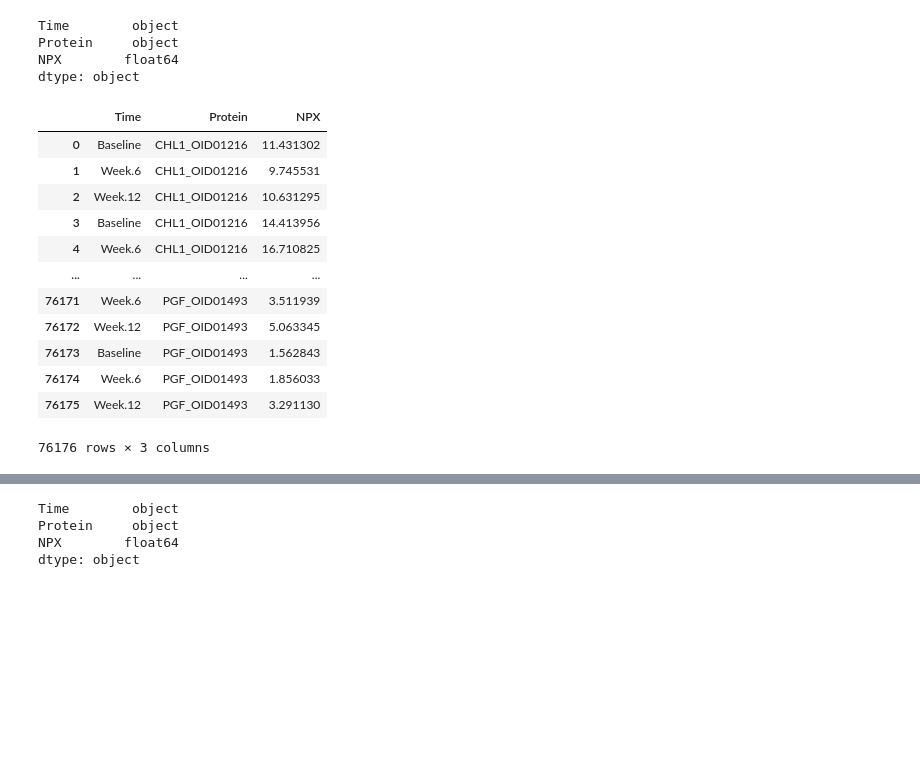
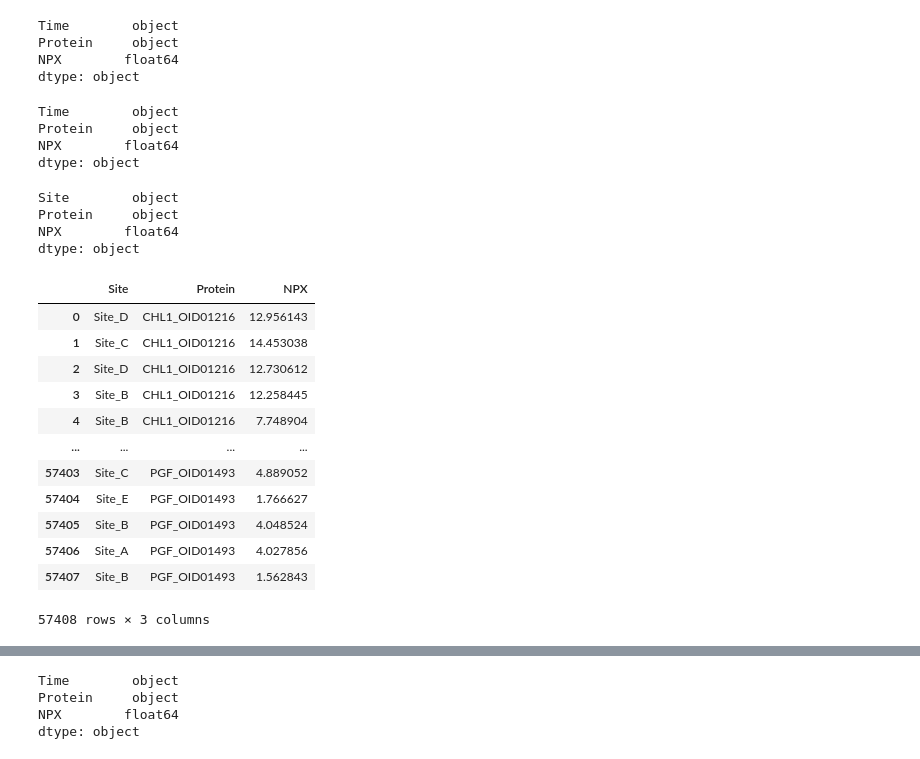
Before and after one commit to chrisbock76/Final_Project, a Jupyter notebook: NewANOVAxProtein.ipynb, the cells around one changed output, grey strips where cells are left out. Cells and saved outputs as stored; diff of their text form; code cells hidden in the pictures; blank space fills up the shorter version.

```diff
--- a/NewANOVAxProtein.ipynb
+++ b/NewANOVAxProtein.ipynb
@@ -65,20 +70,46 @@ Time        object
 Protein     object
 NPX        float64
 dtype: object
-# %%
-Responder_melt
-# %% [output]
-|  | Time | Protein | NPX |
-| 0 | Baseline | CHL1_OID01216 | 11.431302 |
-| 1 | Week.6 | CHL1_OID01216 | 9.745531 |
-| 2 | Week.12 | CHL1_OID01216 | 10.631295 |
-| 3 | Baseline | CHL1_OID01216 | 14.413956 |
-| 4 | Week.6 | CHL1_OID01216 | 16.710825 |
-| ... | ... | ... | ... |
-| 76171 | Week.6 | PGF_OID01493 | 3.511939 |
-| 76172 | Week.12 | PGF_OID01493 | 5.063345 |
-| 76173 | Baseline | PGF_OID01493 | 1.562843 |
-| 76174 | Week.6 | PGF_OID01493 | 1.856033 |
-| 76175 | Week.12 | PGF_OID01493 | 3.291130 |
-76176 rows × 3 columns
+# %%
+# reshape the df_NR dataframe suitable (stacked format) for statsmodels package
+NR_melt = pd.melt(df_NR, id_vars=['Time'], value_vars=protein_list)
+# replace column names
+NR_melt.columns = ['Time', 'Protein', 'NPX']
+NR_melt.dropna(inplace=True)
+NR_melt['NPX'] = NR_melt['NPX'].apply(pd.to_numeric)
+NR_melt.dtypes
+# %% [output]
+Time        object
+Protein     object
+NPX        float64
+dtype: object
+# %%
+# reshape the df_Site dataframe suitable (stacked format) for statsmodels package
+Site_melt = pd.melt(df_Site, id_vars=['Site'], value_vars=protein_list)
+# replace column names
+Site_melt.columns = ['Site', 'Protein', 'NPX']
+Site_melt.dropna(inplace=True)
+Site_melt['NPX'] = Site_melt['NPX'].apply(pd.to_numeric)
+Site_melt.dtypes
+# %% [output]
+Site        object
+Protein     object
+NPX        float64
+dtype: object
+# %%
+Site_melt
+# %% [output]
+|  | Site | Protein | NPX |
+| 0 | Site_D | CHL1_OID01216 | 12.956143 |
+| 1 | Site_C | CHL1_OID01216 | 14.453038 |
+| 2 | Site_D | CHL1_OID01216 | 12.730612 |
+| 3 | Site_B | CHL1_OID01216 | 12.258445 |
+| 4 | Site_B | CHL1_OID01216 | 7.748904 |
+| ... | ... | ... | ... |
+| 57403 | Site_C | PGF_OID01493 | 4.889052 |
+| 57404 | Site_E | PGF_OID01493 | 1.766627 |
+| 57405 | Site_B | PGF_OID01493 | 4.048524 |
+| 57406 | Site_A | PGF_OID01493 | 4.027856 |
+| 57407 | Site_B | PGF_OID01493 | 1.562843 |
+57408 rows × 3 columns
 # %%
```
Also changed, not shown: parts of 6 cells of this notebook.
